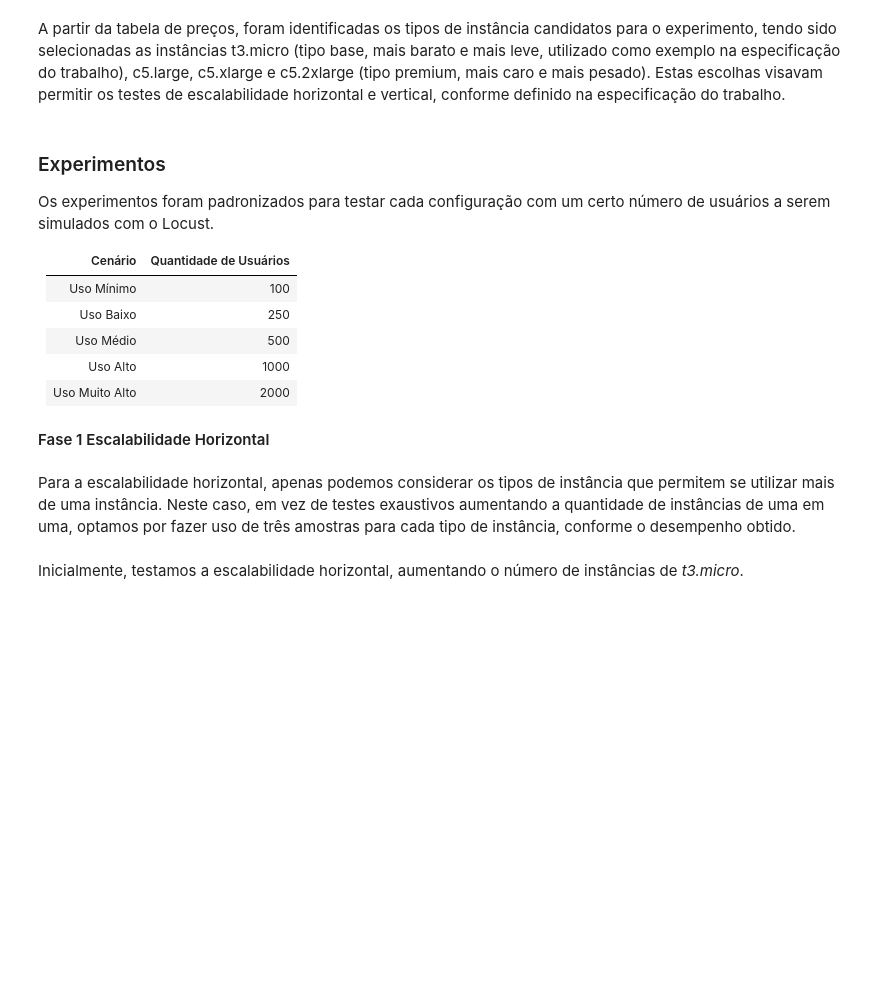
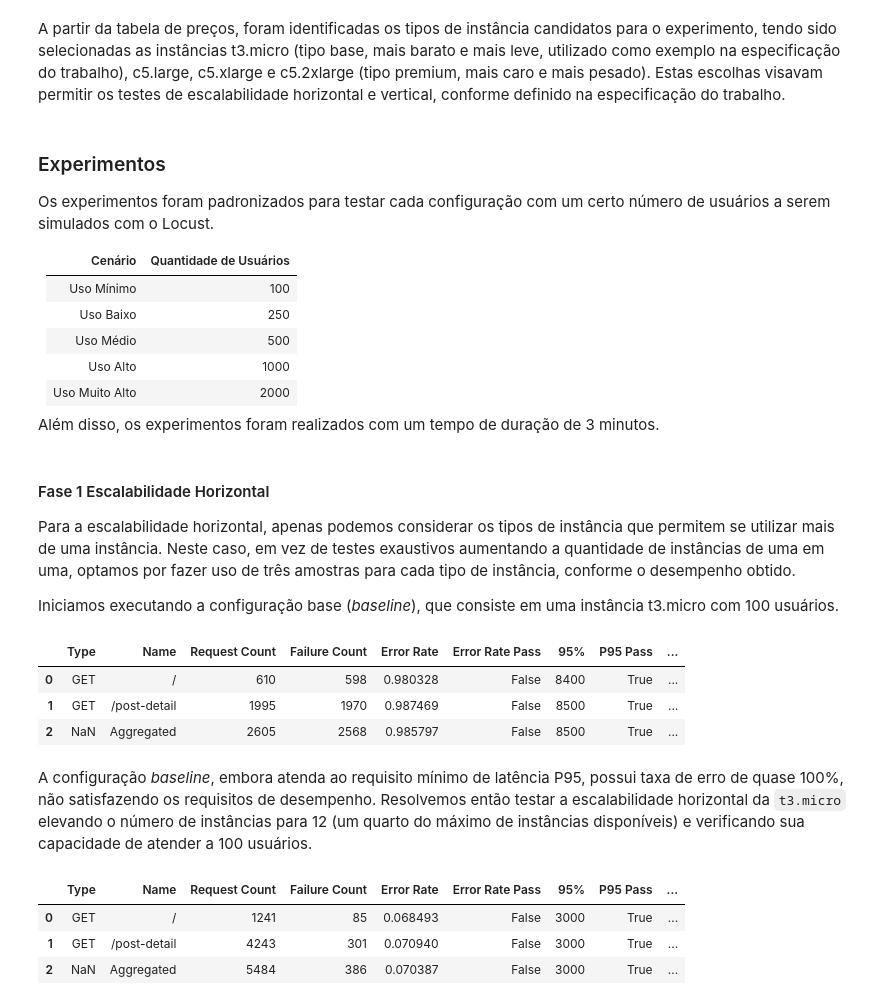
Before and after one commit to jonasluz/DIA.X540.cloud-ai, a Jupyter notebook: Project-4/Project-4.ipynb, the cells around one changed output. Cells and saved outputs as stored; diff of their text form; code cells hidden in the pictures; blank space fills up the shorter version.

Commit message:
Lab results | Analysis for t3.micro.

```diff
--- a/Project-4/Project-4.ipynb
+++ b/Project-4/Project-4.ipynb
@@ -150,9 +150,39 @@ Os experimentos foram padronizados para testar cada configuração com um certo
 | Uso Alto | 1000 |
 | Uso Muito Alto | 2000 |
 
-#### Fase 1  Escalabilidade Horizontal
+Além disso, os experimentos foram realizados com um tempo de duração de 3 minutos.
 # %% [markdown]
+#### Fase 1  Escalabilidade Horizontal
 
 Para a escalabilidade horizontal, apenas podemos considerar os tipos de instância que permitem se utilizar mais de uma instância. Neste caso, em vez de testes exaustivos aumentando a quantidade de instâncias de uma em uma, optamos por fazer uso de três amostras para cada tipo de instância, conforme o desempenho obtido.
+
+Iniciamos executando a configuração base (*baseline*), que consiste em uma instância t3.micro com 100 usuários.
+# %%
+def evaluate_results(df_locust: pd.DataFrame):
+    """
+    Avalia os resultados de um teste de carga com locust.
+    """
+    df_locust['Error Rate'] = df_locust['Failure Count'] / df_locust['Request Count']
+    df_locust['Error Rate Pass'] = df_locust['Error Rate'] < 0.01
+    df_locust['P95 Pass'] = df_locust['95%'] < 10000
+    df_locust['Total Pass'] = df_locust['Error Rate Pass'] & df_locust['P95 Pass']
+
+    return df_locust[['Type', 'Name', 'Request Count', 'Failure Count', 'Error Rate', 'Error Rate Pass', '95%', 'P95 Pass', 'Total Pass']]
+# %%
+df_baseline = pd.read_csv('results/ProjectExampleBaseline_stats.csv')
+
+evaluate_results(df_baseline)
+# %% [output]
+|  | Type | Name | Request Count | Failure Count | Error Rate | Error Rate Pass | 95% | P95 Pass | ... |
+| 0 | GET | / | 610 | 598 | 0.980328 | False | 8400 | True | ... |
+| 1 | GET | /post-detail | 1995 | 1970 | 0.987469 | False | 8500 | True | ... |
+| 2 | NaN | Aggregated | 2605 | 2568 | 0.985797 | False | 8500 | True | ... |
 # %% [markdown]
-Inicialmente, testamos a escalabilidade horizontal, aumentando o número de instâncias de *t3.micro*.
+A configuração *baseline*, embora atenda ao requisito mínimo de latência P95, possui taxa de erro de quase 100%, não satisfazendo os requisitos de desempenho. Resolvemos então testar a escalabilidade horizontal da `t3.micro` elevando o número de instâncias para 12 (um quarto do máximo de instâncias disponíveis) e verificando sua capacidade de atender a 100 usuários.
+# %%
+evaluate_results(pd.read_csv('results/t3-micro_100u_12i_stats.csv'))
+# %% [output]
+|  | Type | Name | Request Count | Failure Count | Error Rate | Error Rate Pass | 95% | P95 Pass | ... |
+| 0 | GET | / | 1241 | 85 | 0.068493 | False | 3000 | True | ... |
+| 1 | GET | /post-detail | 4243 | 301 | 0.070940 | False | 3000 | True | ... |
+| 2 | NaN | Aggregated | 5484 | 386 | 0.070387 | False | 3000 | True | ... |
```
Also changed, not shown: parts of 11 cells of this notebook, 12 other files.
